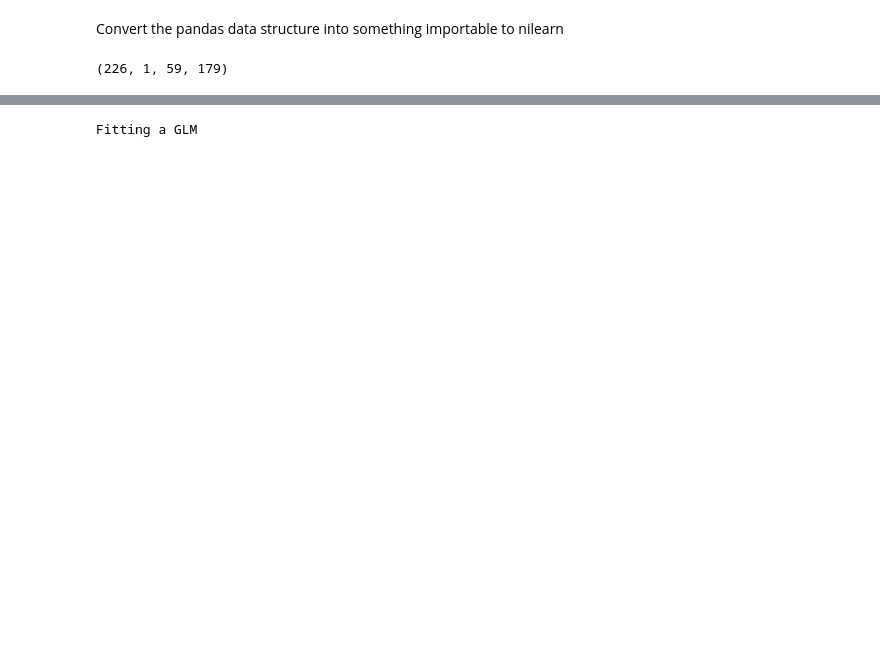
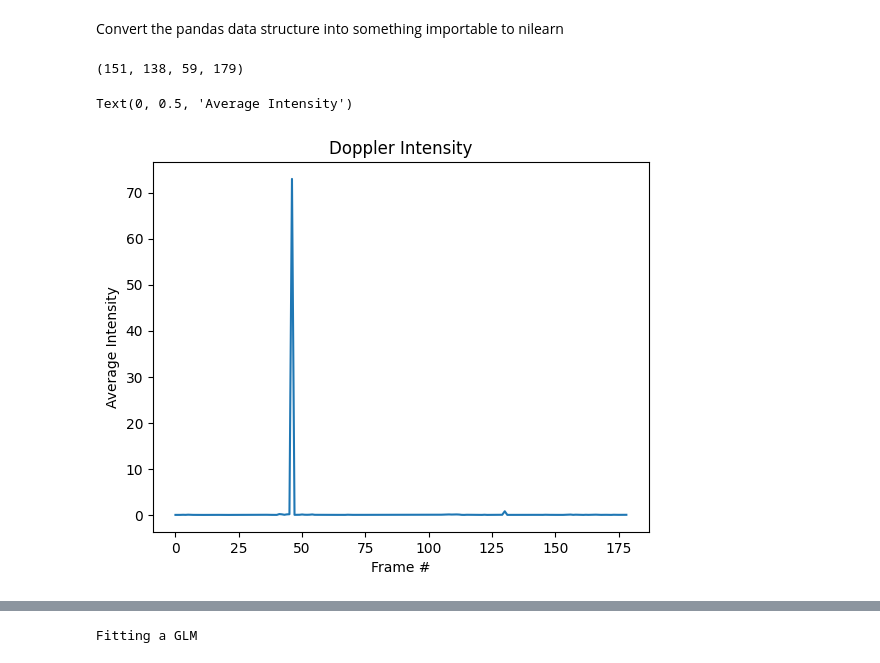
Before and after one commit to ClaireNastaskin/processing_fusi, a Jupyter notebook: Experiments/process_3D_UCLA_eventstream.ipynb, the cells around one changed output, grey strips where cells are left out. Saved outputs shown, nothing was run; the diff lists cells and outputs as text; code cells hidden in the pictures; blank space fills up the shorter version.

```diff
--- a/Experiments/process_3D_UCLA_eventstream.ipynb
+++ b/Experiments/process_3D_UCLA_eventstream.ipynb
@@ -113,37 +95,41 @@ Convert the pandas data structure into something importable to nilearn
 
 # get fusi data
 # frame_indices specifies with power doppler frames to read in. This would be a list e.g. [0,1,2,3...] or just use -1 to specify all
-frame_indices = -1  # Specify the frame indices you want to import
+frame_indices = -1  # Generates [0, 1, 2, ..., 39] # Specify the frame indices you want to import
 fusi_data = utils.get_fusi_frames(dm.power_doppler_path, fusi_info, frame_indices)
 print(fusi_data.shape)
 
-# plot_transformations=False
-# if apply_image_registration:
-#     fusi_data_3d = fusi_data[:, 0, :, :]  # Keep only the first index of the second dimension
-#     # output_path=str(dm.fUSI_data_path/f"AcquisitionMovie_orig_{sequence}.png")
-#     # video = utils.create_video_from_3d_data(fusi_data,output_path=output_path) # this was bugging, need to debug
-#     # fusi_data_3d=fusi_data_3d-np.min(fusi_data_3d)
-#     # fusi_data_3d=fusi_data_3d/np.max(fusi_data_3d) *256
-#     fusi_data_3d_reg,transformations=utils.register_image_stack(fusi_data_3d)
-#     # fusi_data_3d_reg,transformations=utils.register_ants(fusi_data_3d)
-#     # Reintroduce the second dimension and tile the data
-#     fusi_data_3d_reg_expanded = np.expand_dims(fusi_data_3d_reg, axis=1)  # Add a singleton dimension at axis 1
-#     # output_path=str(dm.fUSI_data_path/f"AcquisitionMovie_reg_{sequence}.png")
-#     # video = utils.create_video_from_3d_data(fusi_data,output_path=output_path)
-#     # display(video)
-#     fusi_data = np.tile(fusi_data_3d_reg_expanded, (1, 2, 1, 1))
-#     if plot_transformations:
-#         plt.figure(figsize=(10, 4))
-#         plt.plot(transformations[0, :], label='Translation X')
-#         plt.plot(transformations[1, :], label='Translation Y')
-#         plt.plot(transformations[2, :]*180/np.pi, label='Rotation Angle')
+plot_transformations=False
+if apply_image_registration:
+    fusi_data_3d_reg,transformations=utils.register_3d_image_stack(fusi_data)
+    # fusi_data_3d_reg,transformations=utils.register_ants(fusi_data_3d)
+
+    fusi_data = np.tile(fusi_data_3d_reg, (1, 2, 1, 1))
+    if plot_transformations:
+        plt.figure(figsize=(10, 4))
+        plt.plot(transformations[0, :], label='Translation X')
+        plt.plot(transformations[1, :], label='Translation Y')
+        plt.plot(transformations[2, :]*180/np.pi, label='Rotation Angle')
 
 
-#         plt.title('Transformation Parameters Over Frames')
-#         plt.xlabel('Frame Index')
-#         plt.ylabel('Transformation Value')
-#         plt.legend()
-#         plt.grid(True)
-#         plt.show()
+        plt.title('Transformation Parameters Over Frames')
+        plt.xlabel('Frame Index')
+        plt.ylabel('Transformation Value')
+        plt.legend()
+        plt.grid(True)
+        plt.show()
 # %% [output]
-(226, 1, 59, 179)
+(151, 138, 59, 179)
+# %%
+#########################################
+#     Plot average Doppler over time    #
+#########################################
+
+average_over_time = np.mean(fusi_data, axis=(0, 1, 2))
+plt.plot(average_over_time)
+plt.title('Doppler Intensity')
+plt.xlabel('Frame #')
+plt.ylabel('Average Intensity')
+# %% [output]
+Text(0, 0.5, 'Average Intensity')
+[figure, added]
```
Also changed, not shown: parts of 16 cells of this notebook, 6 other files.
